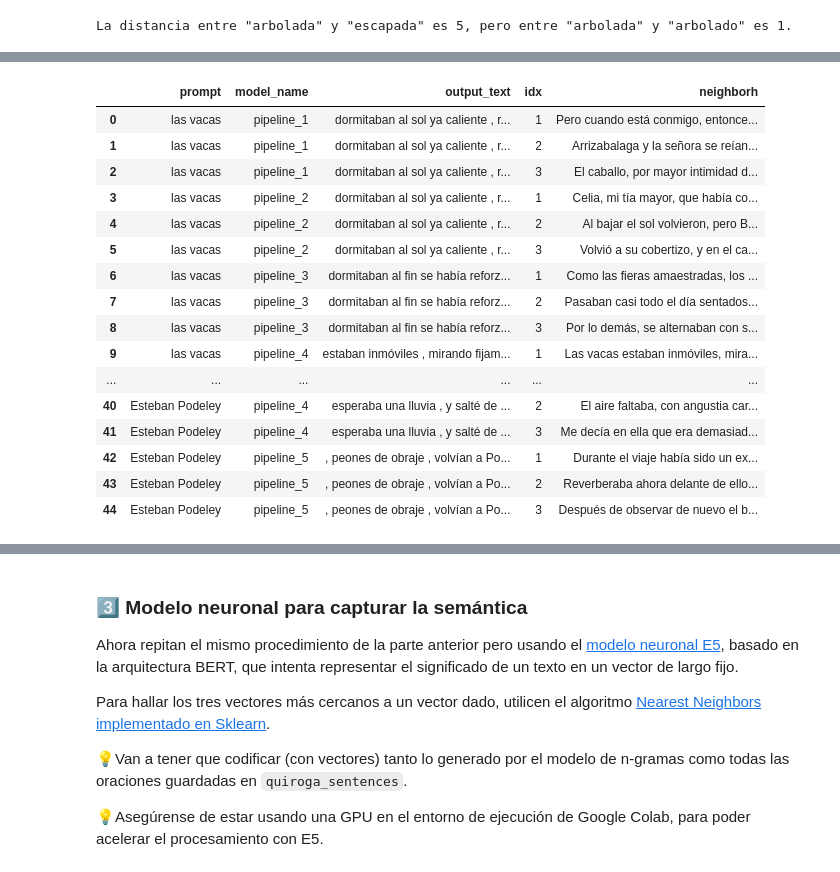
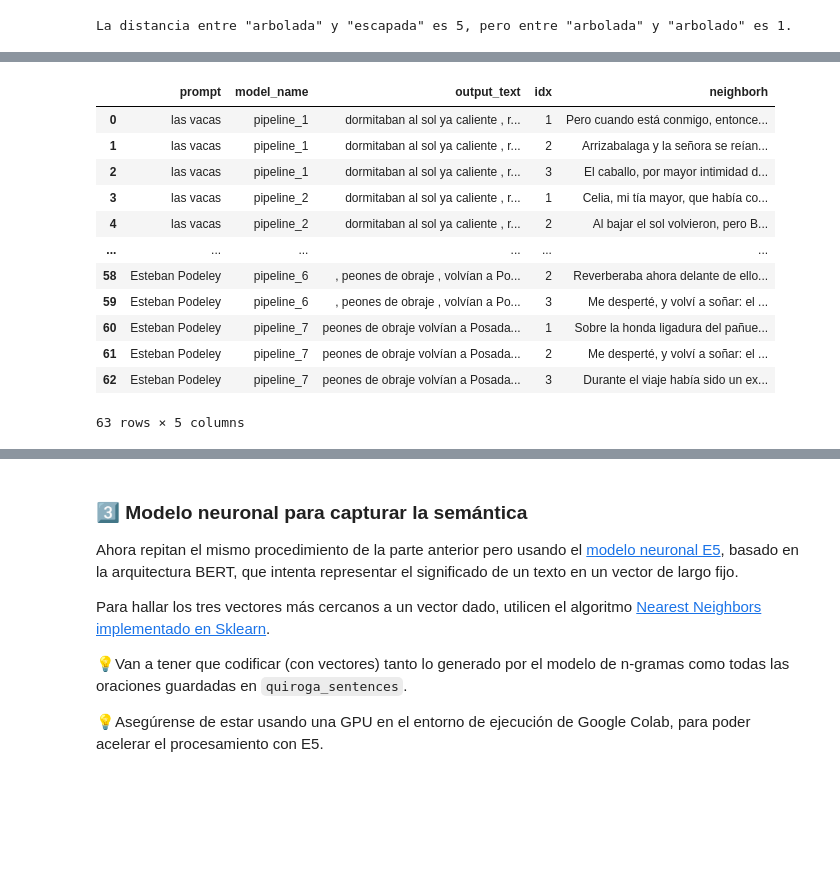
Before and after one commit to efviodo/mcdaa-intro-pln, a Jupyter notebook: notebooks/Lab_2024_Letra.ipynb, the cells around one changed output, grey strips where cells are left out. Saved outputs shown, nothing was run; the diff lists cells and outputs as text; code cells hidden in the pictures; blank space fills up the shorter version.

```diff
--- a/notebooks/Lab_2024_Letra.ipynb
+++ b/notebooks/Lab_2024_Letra.ipynb
@@ -277,25 +366,18 @@ neighbors=['Durante el viaje había sido un excelente compañero, admirando por
 # %%
-import pandas as pd
-
 # Creo DataFrame
-df = pd.DataFrame(predictions, columns=["prompt", "model_name", "output_text", "idx", "neighborh"])
+df_2 = pd.DataFrame(predictions, columns=["prompt", "model_name", "output_text", "idx", "neighborh"])
+df_2
+# %% [output]
+|  | prompt | model_name | output_text | idx | neighborh |
+| 0 | las vacas | pipeline_1 | dormitaban al sol ya caliente , r... | 1 | Pero cuando está conmigo, entonce... |
+| 1 | las vacas | pipeline_1 | dormitaban al sol ya caliente , r... | 2 | Arrizabalaga y la señora se reían... |
+| 2 | las vacas | pipeline_1 | dormitaban al sol ya caliente , r... | 3 | El caballo, por mayor intimidad d... |
+| 3 | las vacas | pipeline_2 | dormitaban al sol ya caliente , r... | 1 | Celia, mi tía mayor, que había co... |
+| 4 | las vacas | pipeline_2 | dormitaban al sol ya caliente , r... | 2 | Al bajar el sol volvieron, pero B... |
+| ... | ... | ... | ... | ... | ... |
+| 58 | Esteban Podeley | pipeline_6 | , peones de obraje , volvían a Po... | 2 | Reverberaba ahora delante de ello... |
+| 59 | Esteban Podeley | pipeline_6 | , peones de obraje , volvían a Po... | 3 | Me desperté, y volví a soñar: el ... |
+| 60 | Esteban Podeley | pipeline_7 | peones de obraje volvían a Posada... | 1 | Sobre la honda ligadura del pañue... |
+| 61 | Esteban Podeley | pipeline_7 | peones de obraje volvían a Posada... | 2 | Me desperté, y volví a soñar: el ... |
+| 62 | Esteban Podeley | pipeline_7 | peones de obraje volvían a Posada... | 3 | Durante el viaje había sido un ex... |
+63 rows × 5 columns
-# %%
-df
-# %% [output]
-|  | prompt | model_name | output_text | idx | neighborh |
-| 0 | las vacas | pipeline_1 | dormitaban al sol ya caliente , r... | 1 | Pero cuando está conmigo, entonce... |
-| 1 | las vacas | pipeline_1 | dormitaban al sol ya caliente , r... | 2 | Arrizabalaga y la señora se reían... |
-| 2 | las vacas | pipeline_1 | dormitaban al sol ya caliente , r... | 3 | El caballo, por mayor intimidad d... |
-| 3 | las vacas | pipeline_2 | dormitaban al sol ya caliente , r... | 1 | Celia, mi tía mayor, que había co... |
-| 4 | las vacas | pipeline_2 | dormitaban al sol ya caliente , r... | 2 | Al bajar el sol volvieron, pero B... |
-| 5 | las vacas | pipeline_2 | dormitaban al sol ya caliente , r... | 3 | Volvió a su cobertizo, y en el ca... |
-| 6 | las vacas | pipeline_3 | dormitaban al fin se había reforz... | 1 | Como las fieras amaestradas, los ... |
-| 7 | las vacas | pipeline_3 | dormitaban al fin se había reforz... | 2 | Pasaban casi todo el día sentados... |
-| 8 | las vacas | pipeline_3 | dormitaban al fin se había reforz... | 3 | Por lo demás, se alternaban con s... |
-| 9 | las vacas | pipeline_4 | estaban inmóviles , mirando fijam... | 1 | Las vacas estaban inmóviles, mira... |
-| ... | ... | ... | ... | ... | ... |
-| 40 | Esteban Podeley | pipeline_4 | esperaba una lluvia , y salté de ... | 2 | El aire faltaba, con angustia car... |
-| 41 | Esteban Podeley | pipeline_4 | esperaba una lluvia , y salté de ... | 3 | Me decía en ella que era demasiad... |
-| 42 | Esteban Podeley | pipeline_5 | , peones de obraje , volvían a Po... | 1 | Durante el viaje había sido un ex... |
-| 43 | Esteban Podeley | pipeline_5 | , peones de obraje , volvían a Po... | 2 | Reverberaba ahora delante de ello... |
-| 44 | Esteban Podeley | pipeline_5 | , peones de obraje , volvían a Po... | 3 | Después de observar de nuevo el b... |
```
Also changed, not shown: parts of 48 cells of this notebook, 1 other file.
